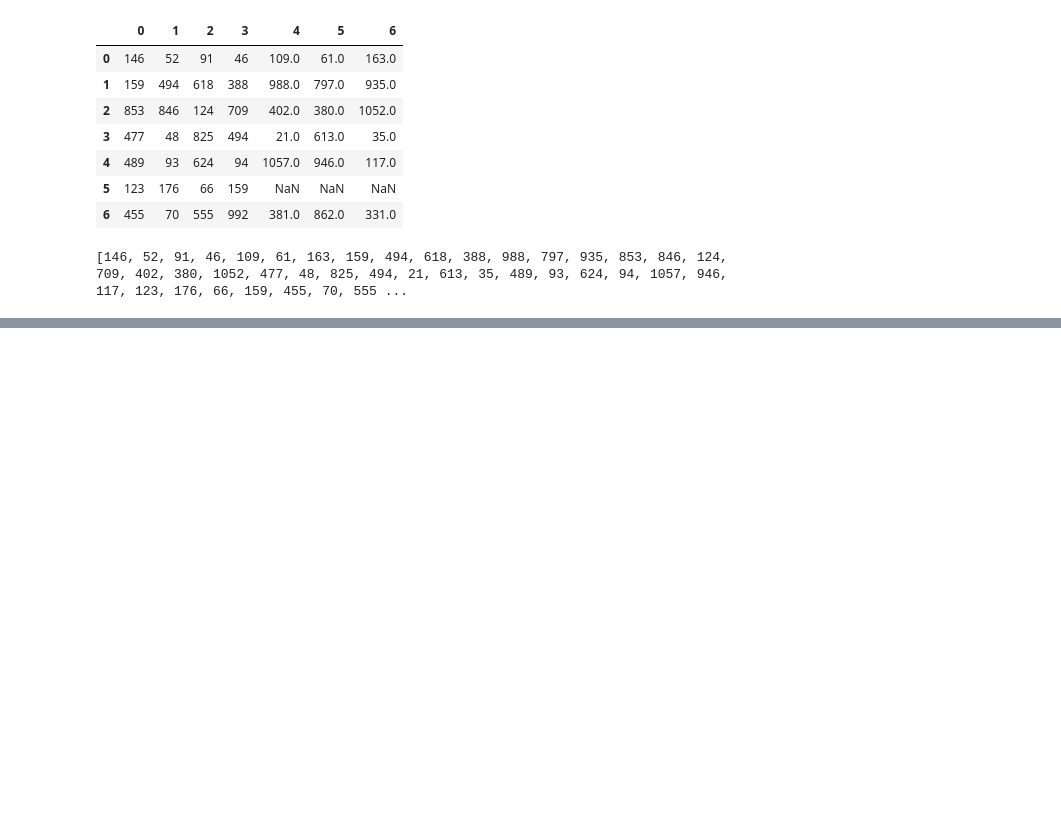
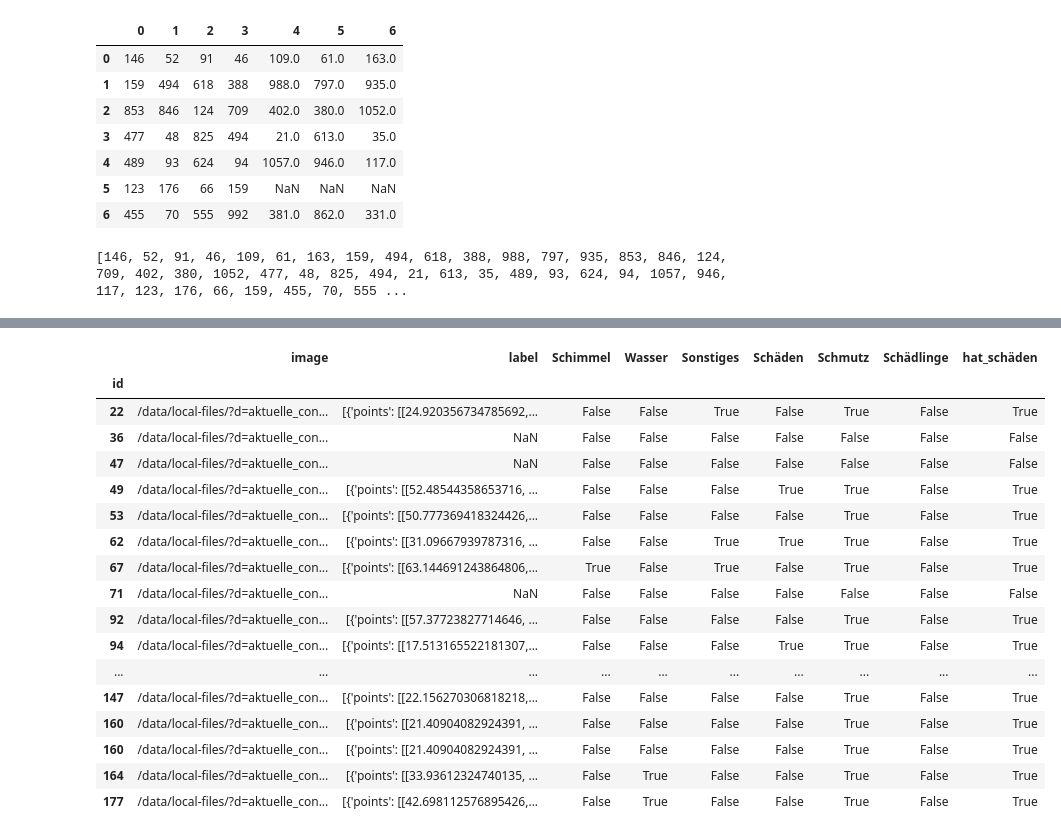
Before and after one commit to LordSennar/damaged-books-detection-ml, a Jupyter notebook: dataQualityAssessment/dqa.ipynb, the cells around one changed output, grey strips where cells are left out. Drawn from its saved outputs; the diff is of its cells as text; code cells hidden in the pictures; blank space fills up the shorter version.

Commit message:
finished dqa with the selection of a small subset of balanced data for experimenting

```diff
--- a/dataQualityAssessment/dqa.ipynb
+++ b/dataQualityAssessment/dqa.ipynb
@@ -177,0 +192,22 @@ Zeile 216 hat die meisten schadenseinträge, gesamt 37
+# %%
+subset = data_preprocessed.iloc[index_list].sort_index()
+subset.head(20)
+# %% [output]
+|  | image | label | Schimmel | Wasser | Sonstiges | Schäden | Schmutz | Schädlinge | hat_schäden |
+| id |  |  |  |  |  |  |  |  |  |
+| 22 | /data/local-files/?d=aktuelle_con... | [{'points': [[24.920356734785692,... | False | False | True | False | True | False | True |
+| 36 | /data/local-files/?d=aktuelle_con... | NaN | False | False | False | False | False | False | False |
+| 47 | /data/local-files/?d=aktuelle_con... | NaN | False | False | False | False | False | False | False |
+| 49 | /data/local-files/?d=aktuelle_con... | [{'points': [[52.48544358653716, ... | False | False | False | True | True | False | True |
+| 53 | /data/local-files/?d=aktuelle_con... | [{'points': [[50.777369418324426,... | False | False | False | False | True | False | True |
+| 62 | /data/local-files/?d=aktuelle_con... | [{'points': [[31.09667939787316, ... | False | False | True | True | True | False | True |
+| 67 | /data/local-files/?d=aktuelle_con... | [{'points': [[63.144691243864806,... | True | False | True | False | True | False | True |
+| 71 | /data/local-files/?d=aktuelle_con... | NaN | False | False | False | False | False | False | False |
+| 92 | /data/local-files/?d=aktuelle_con... | [{'points': [[57.37723827714646, ... | False | False | False | False | True | False | True |
+| 94 | /data/local-files/?d=aktuelle_con... | [{'points': [[17.513165522181307,... | False | False | False | True | True | False | True |
+| ... | ... | ... | ... | ... | ... | ... | ... | ... | ... |
+| 147 | /data/local-files/?d=aktuelle_con... | [{'points': [[22.156270306818218,... | False | False | False | False | True | False | True |
+| 160 | /data/local-files/?d=aktuelle_con... | [{'points': [[21.40904082924391, ... | False | False | False | False | True | False | True |
+| 160 | /data/local-files/?d=aktuelle_con... | [{'points': [[21.40904082924391, ... | False | False | False | False | True | False | True |
+| 164 | /data/local-files/?d=aktuelle_con... | [{'points': [[33.93612324740135, ... | False | True | False | False | True | False | True |
+| 177 | /data/local-files/?d=aktuelle_con... | [{'points': [[42.698112576895426,... | False | True | False | False | True | False | True |
```
Also changed, not shown: parts of 3 cells of this notebook.
